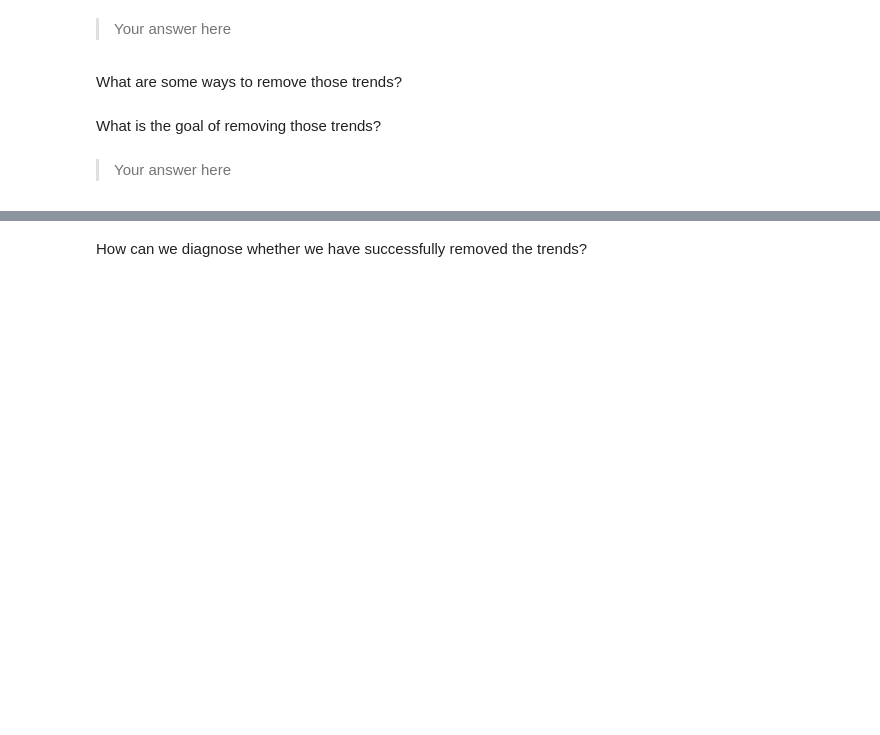
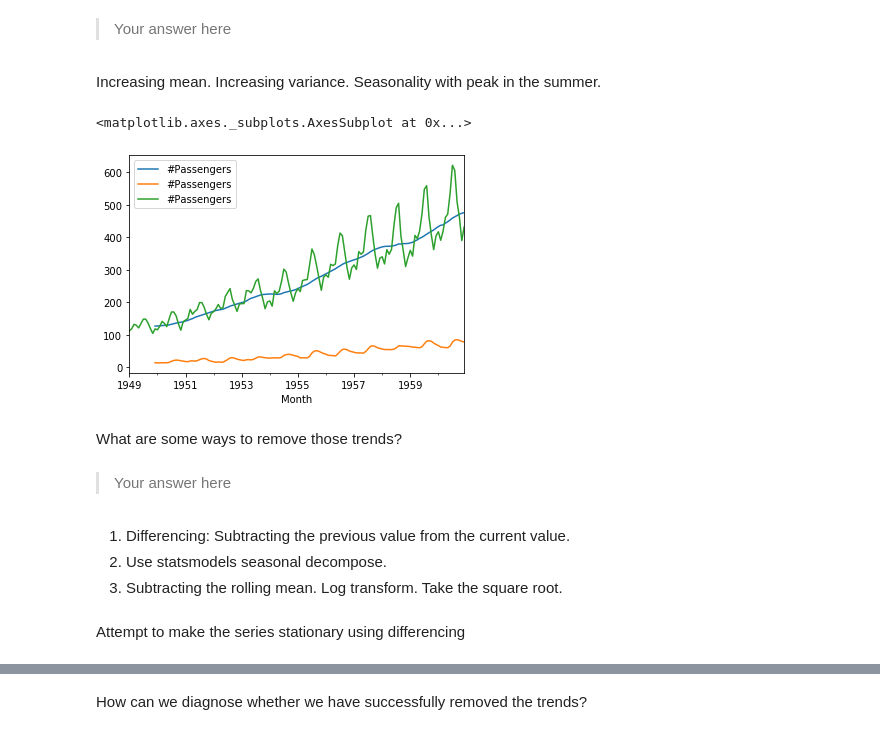
Before and after one commit to flatiron-school/dsc-live-ph4-assessment-review, a Jupyter notebook: index.ipynb, the cells around one changed output, grey strips where cells are left out. Cells and saved outputs as stored; diff of their text form; code cells hidden in the pictures; blank space fills up the shorter version.

```diff
--- a/index.ipynb
+++ b/index.ipynb
@@ -245,11 +281,21 @@ What types of patterns might we expect to find in our time series datasets?
 What type of patterns do you see in the above plot?
 # %% [markdown]
 > Your answer here
+# %% [markdown]
+Increasing mean.
+Increasing variance.
+Seasonality with peak in the summer.
 # %%
 # Add to the plot to visualize patterns by looking at summary statistics across a window of time.
+# %%
+fig, ax = plt.subplots()
+ap.rolling(12).mean().plot(ax=ax)
+ap.rolling(12).std().plot(ax=ax)
+ap.plot(ax=ax)
+# %% [output]
+<matplotlib.axes._subplots.AxesSubplot at 0x...>
+[figure, added]
 # %% [markdown]
 What are some ways to remove those trends?
-# %% [markdown]
-What is the goal of removing those trends?
 # %% [markdown]
 > Your answer here
@@ -257,0 +302,6 @@ What is the goal of removing those trends?
+# %% [markdown]
+1. Differencing: Subtracting the previous value from the current value.
+2. Use statsmodels seasonal decompose.
+3. Subtracting the rolling mean. Log transform. Take the square root.
+# %% [markdown]
+Attempt to make the series stationary using differencing
```
Also changed, not shown: parts of 26 cells of this notebook, 5 other files.
